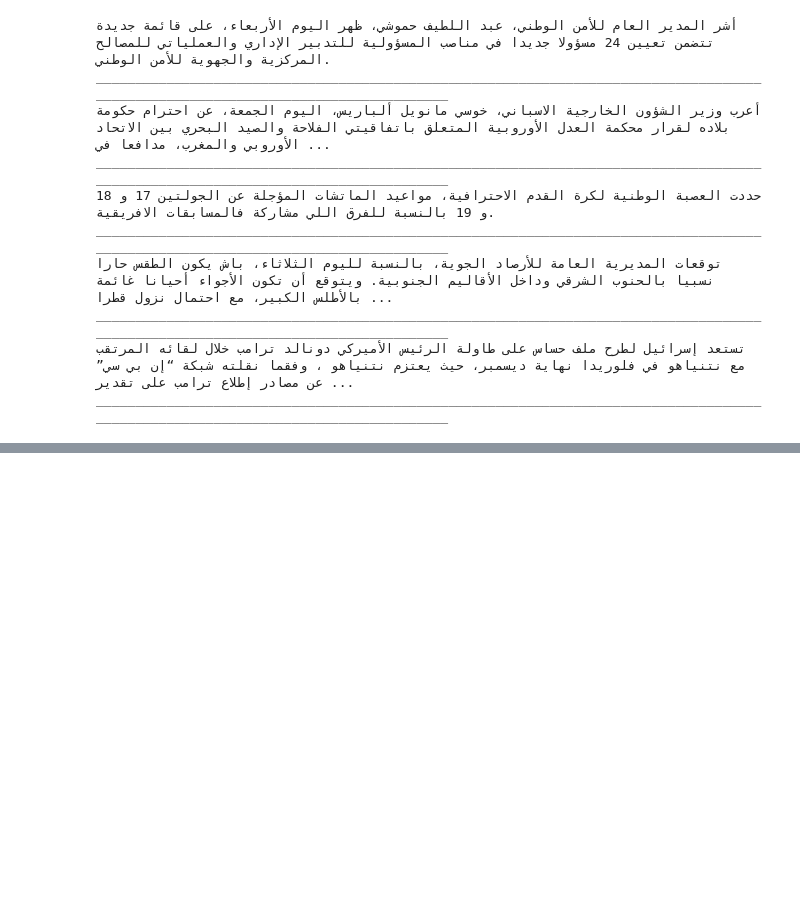
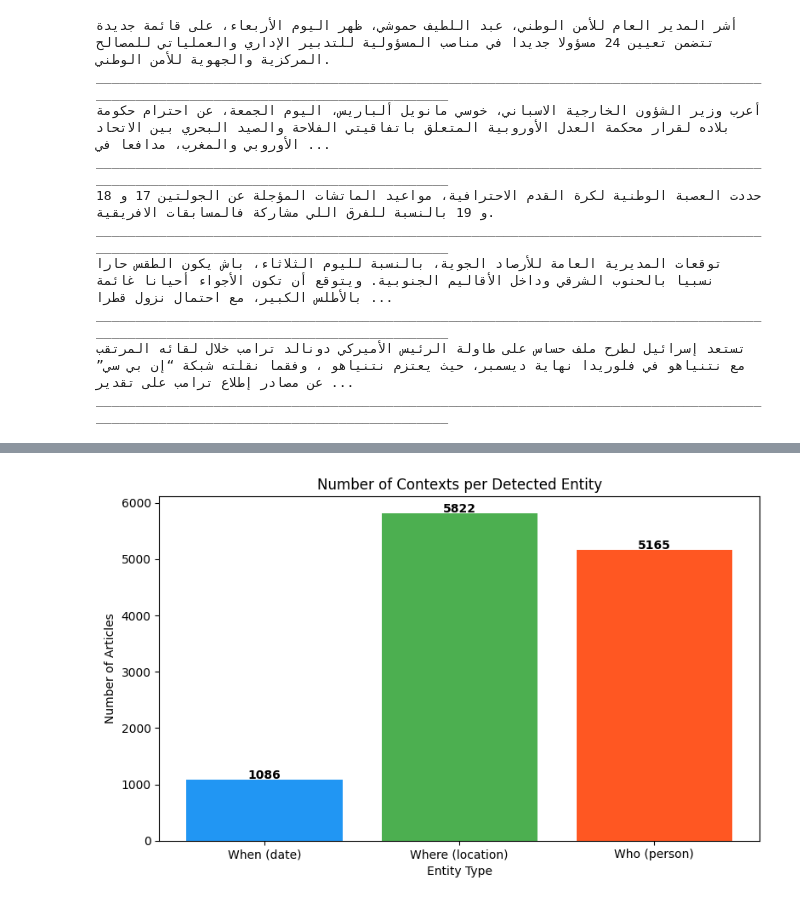
Before and after one commit to oafidi/ContextualQA, a Jupyter notebook: preprocessing.ipynb, the cells around one changed output, grey strips where cells are left out. Cells and saved outputs as stored; diff of their text form; code cells hidden in the pictures; blank space fills up the shorter version.

```diff
--- a/preprocessing.ipynb
+++ b/preprocessing.ipynb
@@ -217,4 +353,0 @@ Name: first_paragraph_length, dtype: float64
-# %%
-for i in range(5000):
-    print(df["first_paragraph"].iloc[i])
-    print("_" * 149)
@@ -372,0 +411,20 @@ df.head(1000)
+# %%
+counts = {
+    "When (date)"       : df["has_date"].sum(),
+    "Where (location)"  : df["has_location"].sum(),
+    "Who (person)"      : df["has_person"].sum(),
+}
+
+plt.figure(figsize=(8, 5))
+plt.bar(counts.keys(), counts.values(), color=['#2196F3','#4CAF50','#FF5722'])
+plt.title("Number of Contexts per Detected Entity")
+plt.ylabel("Number of Articles")
+plt.xlabel("Entity Type")
+
+for i, (key, val) in enumerate(counts.items()):
+    plt.text(i, val + 10, str(val), ha='center', fontweight='bold')
+
+plt.tight_layout()
+plt.show()
+# %% [output]
+[figure, added]
```
Also changed, not shown: parts of 24 cells of this notebook, 13 other files.
